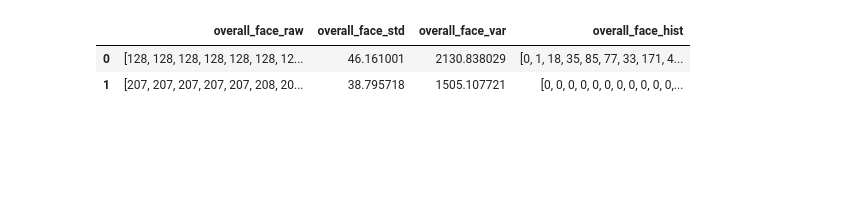
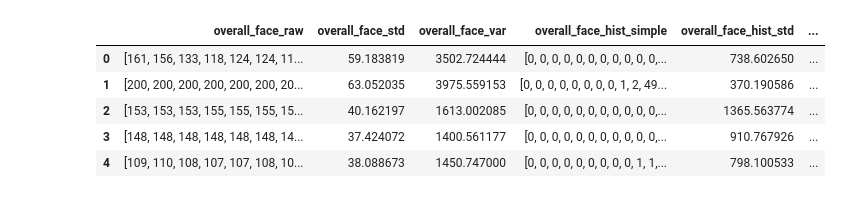
Before and after one commit to Trickster2038/BmstuDeepFake, a Jupyter notebook: notebook.ipynb, the cells around one changed output. Saved outputs shown, nothing was run; the diff lists cells and outputs as text; code cells hidden in the pictures; blank space fills up the shorter version.

```diff
--- a/notebook.ipynb
+++ b/notebook.ipynb
@@ -4,5 +5,9 @@ import numpy as np
 # %%
+# ? check empty faces ?
+
 df = pd.read_json("dataframe_total.json")
-df
+# df = df.sample(50)
+df = df[df['overall_face_raw'].map(lambda x: len(x)) > 0]
+df.head(5)
 # %% [output]
 |  | filename | fake | pt_48_mouth_raw | pt_49_mouth_raw | pt_50_mouth_raw | pt_51_mouth_raw | ... |
@@ -12,36 +20,67 @@ df
 # %%
+# %%capture --no-stderr --output
+
 raw = df.filter(like='_raw', axis=1).copy()
-
-# for col in raw:
-#     name = str(col).split('_')[0] + str(col).split('_')[1] + '_' + 'std'
-#     df[str(col)] = df[str(col)].map(lambda x:
-#         np.array(list(map(lambda y: int(y), x)))
-#     )
 
 for col in raw:
     name = str(col).split('_')[0] + '_' + str(col).split('_')[1] + '_std'
     df[name] = raw[str(col)].map(lambda x: np.array(x).std())
 
 raw = df.filter(like='_raw', axis=1).copy()
 
 for col in raw:
     name = str(col).split('_')[0] + '_' + str(col).split('_')[1] + '_var'
     df[name] = raw[str(col)].map(lambda x: np.array(x).var())
 
 def hist_split(arr):
-    res = [0] * 255
+    res = [0] * 256
     for x in arr:
         res[x] += 1
     return res
 
 raw = df.filter(like='_raw', axis=1).copy()
 
 for col in raw:
-    name = str(col).split('_')[0] + '_' + str(col).split('_')[1] + '_hist'
+    name = str(col).split('_')[0] + '_' + str(col).split('_')[1] + '_hist_simple'
     df[name] = raw[str(col)].map(lambda x: hist_split(np.array(x)))
 
-df.filter(like='face', axis=1)
+hist= df.filter(like='_hist_simple', axis=1).copy()
+
+for col in hist:
+    name = str(col).split('_')[0] + '_' + str(col).split('_')[1] + '_hist_std'
+    df[name] = hist[str(col)].map(lambda x: np.array(x).std())
+
+# hist= df.filter(like='_hist', axis=1).copy()
+
+for col in hist:
+    name = str(col).split('_')[0] + '_' + str(col).split('_')[1] + '_hist_var'
+    df[name] = hist[str(col)].map(lambda x: np.array(x).var())
+
+def noise_percent(arr, percent_threshold=1, ignore_zero=True):
+    threshold = sum(arr) * percent_threshold / 100
+    cnt = 0
+    for x in arr:
+        if (x < threshold and ((x != 0) or (not ignore_zero))):
+            cnt += 1
+    return cnt * 100 / float(sum(arr))
+
+for col in hist:
+    name = str(col).split('_')[0] + '_' + str(col).split('_')[1] + '_hist_noise_0.5'
+    df[name] = hist[str(col)].map(lambda x: noise_percent(np.array(x), 0.5))
+
+for col in hist:
+    name = str(col).split('_')[0] + '_' + str(col).split('_')[1] + '_hist_noise_1'
+    df[name] = hist[str(col)].map(lambda x: noise_percent(np.array(x)))
+
+for col in hist:
+    name = str(col).split('_')[0] + '_' + str(col).split('_')[1] + '_hist_noise_3'
+    df[name] = hist[str(col)].map(lambda x: noise_percent(np.array(x), 3))
+
+df.filter(regex='face', axis=1).head(5)
 # %% [output]
-|  | overall_face_raw | overall_face_std | overall_face_var | overall_face_hist |
-| 0 | [128, 128, 128, 128, 128, 128, 12... | 46.161001 | 2130.838029 | [0, 1, 18, 35, 85, 77, 33, 171, 4... |
-| 1 | [207, 207, 207, 207, 207, 208, 20... | 38.795718 | 1505.107721 | [0, 0, 0, 0, 0, 0, 0, 0, 0, 0, 0,... |
+|  | overall_face_raw | overall_face_std | overall_face_var | overall_face_hist_simple | overall_face_hist_std | ... |
+| 0 | [161, 156, 133, 118, 124, 124, 11... | 59.183819 | 3502.724444 | [0, 0, 0, 0, 0, 0, 0, 0, 0, 0, 0,... | 738.602650 | ... |
+| 1 | [200, 200, 200, 200, 200, 200, 20... | 63.052035 | 3975.559153 | [0, 0, 0, 0, 0, 0, 0, 0, 1, 2, 49... | 370.190586 | ... |
+| 2 | [153, 153, 153, 155, 155, 155, 15... | 40.162197 | 1613.002085 | [0, 0, 0, 0, 0, 0, 0, 0, 0, 0, 0,... | 1365.563774 | ... |
+| 3 | [148, 148, 148, 148, 148, 148, 14... | 37.424072 | 1400.561177 | [0, 0, 0, 0, 0, 0, 0, 0, 0, 0, 0,... | 910.767926 | ... |
+| 4 | [109, 110, 108, 107, 107, 108, 10... | 38.088673 | 1450.747000 | [0, 0, 0, 0, 0, 0, 0, 0, 0, 1, 1,... | 798.100533 | ... |
```
Also changed, not shown: parts of 9 cells of this notebook, 3 other files.
